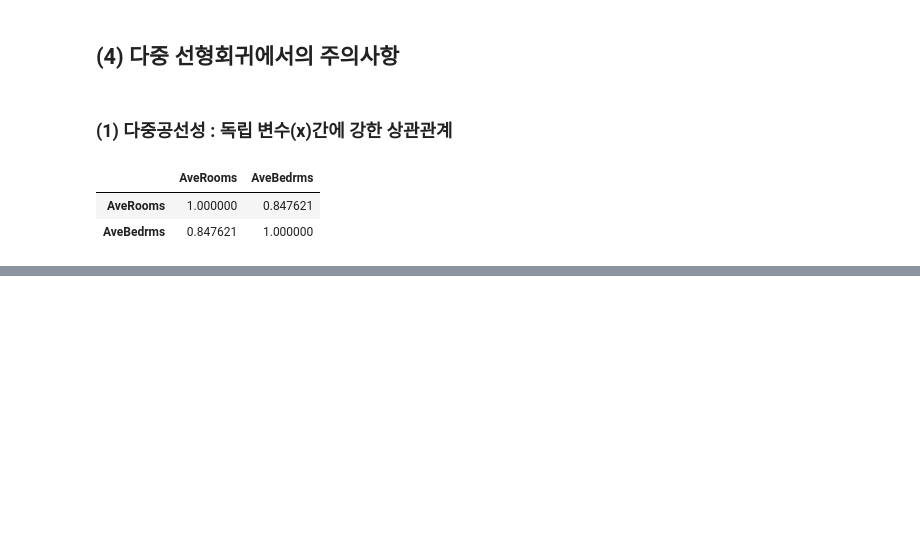
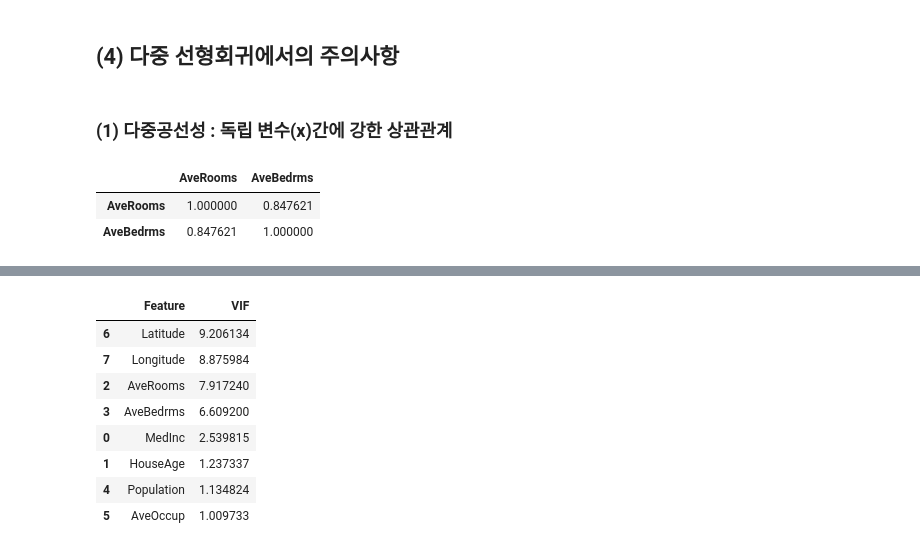
Before and after one commit to daragi/TIL, a Jupyter notebook: ML/regression.ipynb, the cells around one changed output, grey strips where cells are left out. Cells and saved outputs as stored; diff of their text form; code cells hidden in the pictures; blank space fills up the shorter version.

```diff
--- a/ML/regression.ipynb
+++ b/ML/regression.ipynb
@@ -283,0 +322,18 @@ X[['AveRooms','AveBedrms']].corr()
+# %%
+vif_data = pd.DataFrame()
+vif_data["Feature"] = X.columns
+vif_data["VIF"] = [
+    variance_inflation_factor(X_train_sm.values, i+1)
+    for i in range(X.shape[1])
+]
+vif_data.sort_values(by='VIF', ascending=False)
+# %% [output]
+|  | Feature | VIF |
+| 6 | Latitude | 9.206134 |
+| 7 | Longitude | 8.875984 |
+| 2 | AveRooms | 7.917240 |
+| 3 | AveBedrms | 6.609200 |
+| 0 | MedInc | 2.539815 |
+| 1 | HouseAge | 1.237337 |
+| 4 | Population | 1.134824 |
+| 5 | AveOccup | 1.009733 |
```
Also changed, not shown: parts of 6 cells of this notebook, 1 other file.
